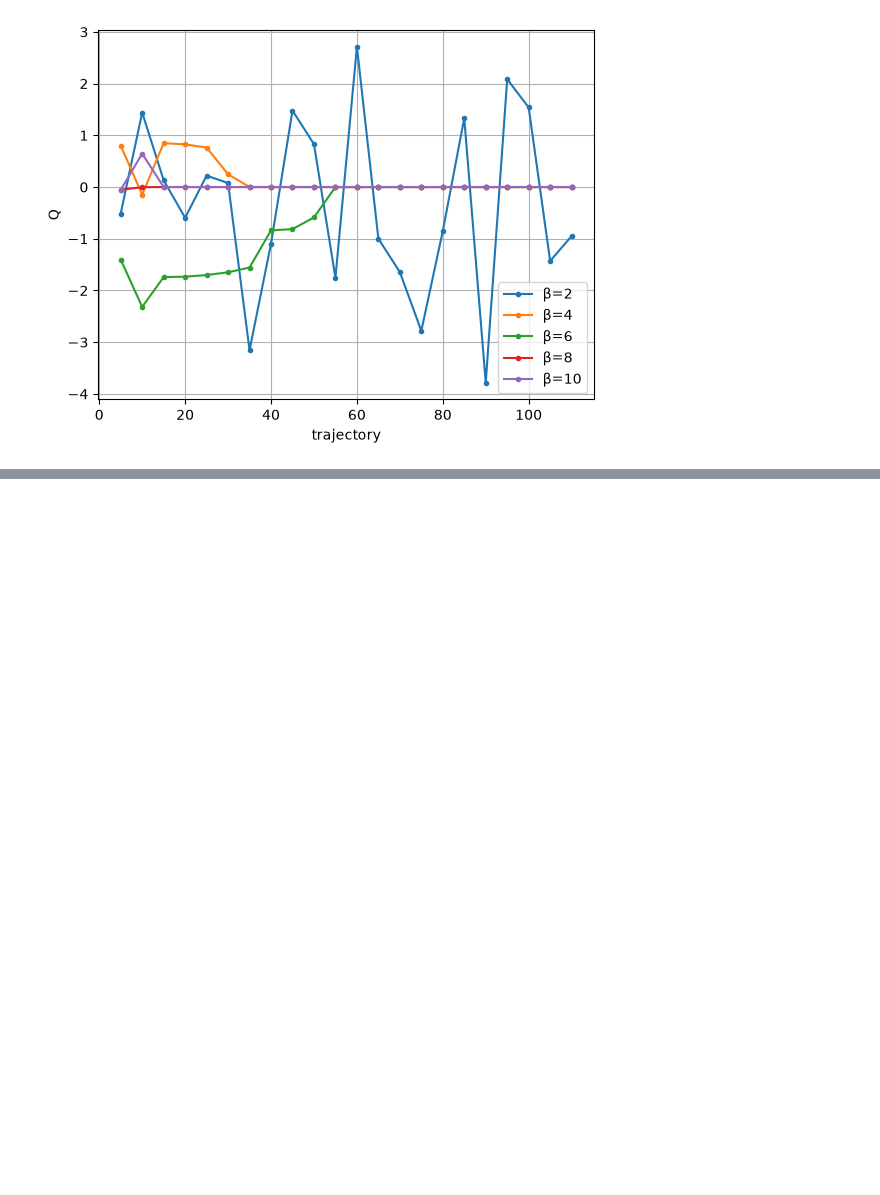
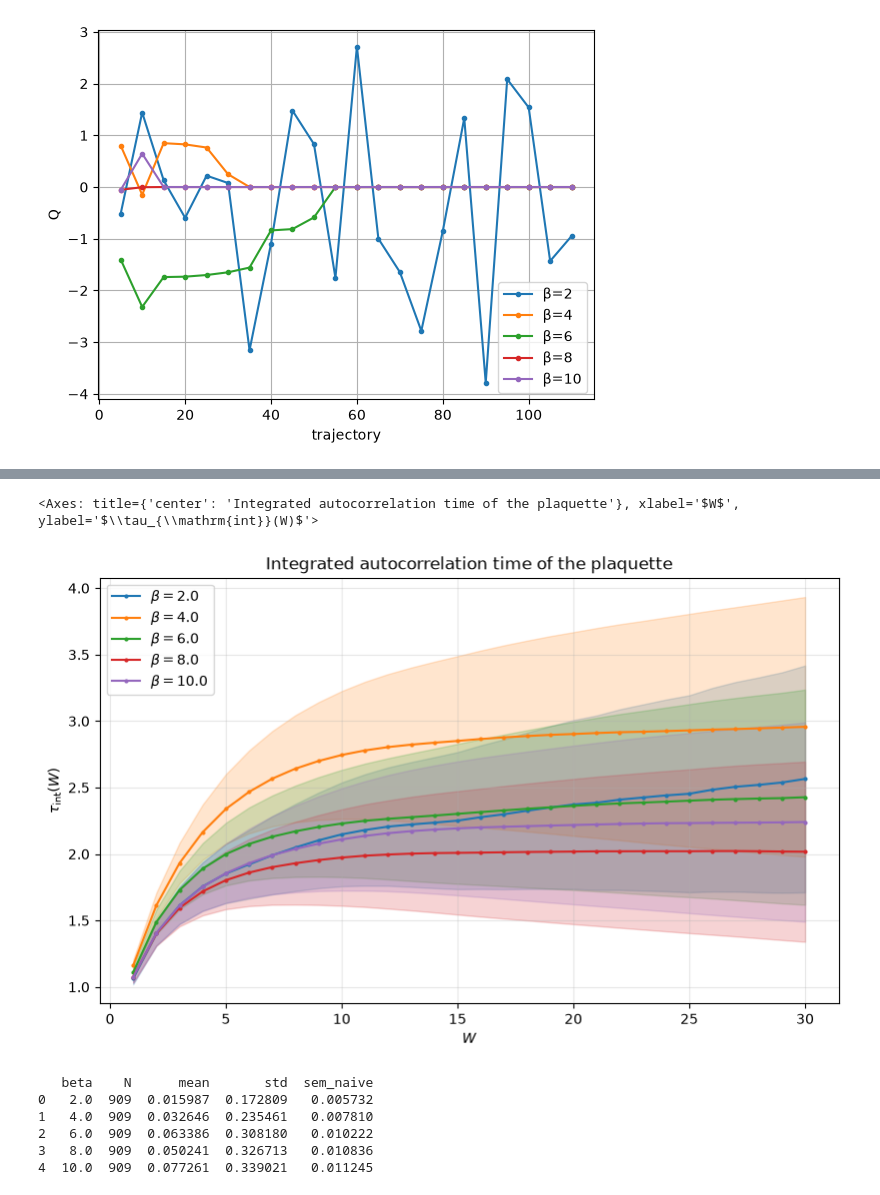
Before and after one commit to mfbecker93/SU-2-pure-gauge, a Jupyter notebook: analysis/analysis_pure_gauge.ipynb, the cells around one changed output, grey strips where cells are left out. Cells and saved outputs as stored; diff of their text form; code cells hidden in the pictures; blank space fills up the shorter version.

```diff
--- a/analysis/analysis_pure_gauge.ipynb
+++ b/analysis/analysis_pure_gauge.ipynb
@@ -2270,0 +2482,24 @@ plt.show()
+# %%
+tau_scan = analysis.integrated_autocorr_time_scan(
+    df_beta_long,
+    value="plaquette",
+    groupby="beta",
+    Wmax=30,
+)
+# %%
+fig, ax = plt.subplots(
+    figsize=(8, 5),
+    layout="constrained",
+)
+
+plot.plot_int_autocorr_scan(
+    tau_scan,
+    ax=ax,
+    title=(
+        r"Integrated autocorrelation time "
+        r"of the plaquette"
+    ),
+)
+# %% [output]
+<Axes: title={'center': 'Integrated autocorrelation time of the plaquette'}, xlabel='$W$', ylabel='$\\tau_{\\mathrm{int}}(W)$'>
+[figure, added]
@@ -2270,0 +2523,9 @@ plt.show()
+# %%
+print(dH_stats_long.head(10))
+# %% [output]
+   beta    N      mean       std  sem_naive
+0   2.0  909  0.015987  0.172809   0.005732
+1   4.0  909  0.032646  0.235461   0.007810
+2   6.0  909  0.063386  0.308180   0.010222
+3   8.0  909  0.050241  0.326713   0.010836
+4  10.0  909  0.077261  0.339021   0.011245
```
Also changed, not shown: parts of 25 cells of this notebook, 2 other files.
